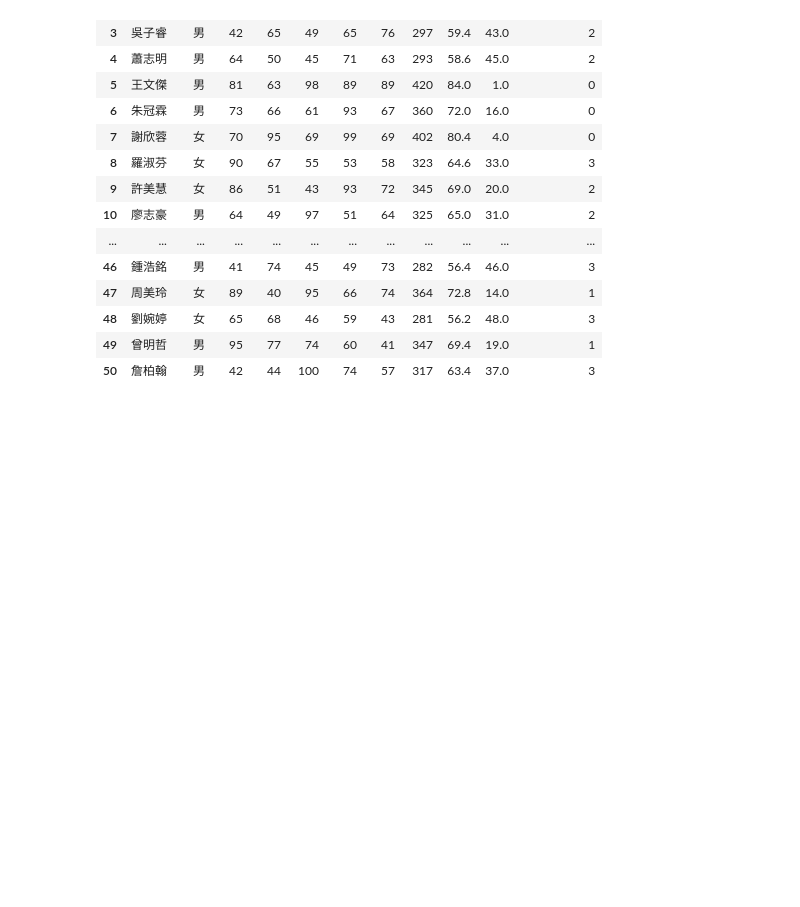
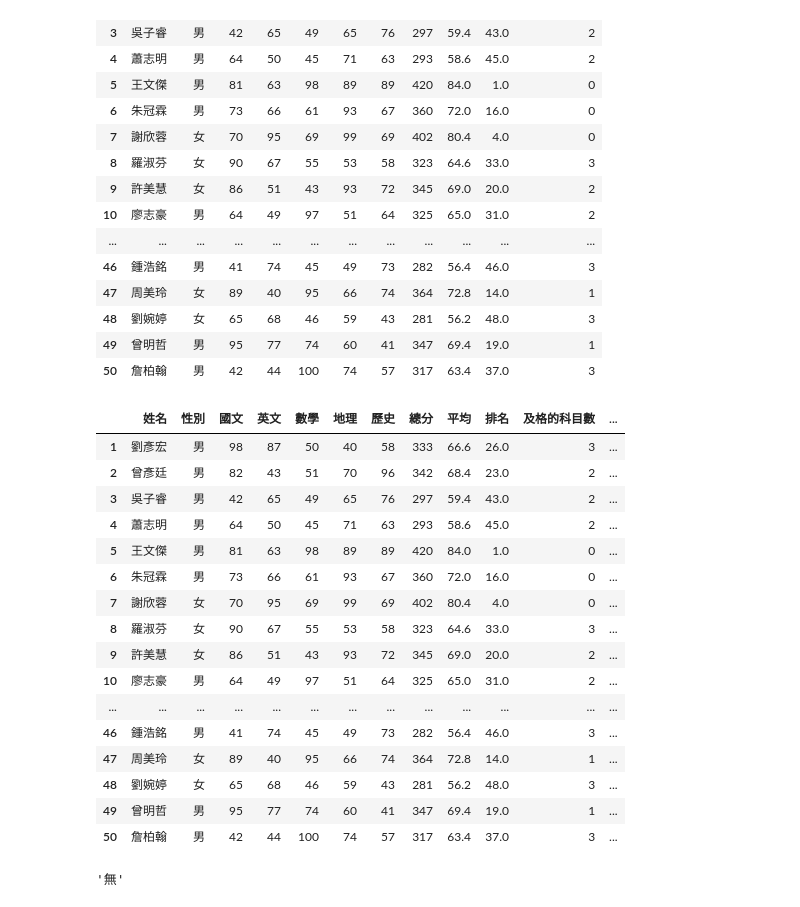
Before and after one commit to roberthsu2003/__2026_05_09_chihlee_python__, a Jupyter notebook: 07_18/practice1.ipynb, the cells around one changed output. Saved outputs shown, nothing was run; the diff lists cells and outputs as text; code cells hidden in the pictures; blank space fills up the shorter version.

```diff
--- a/07_18/practice1.ipynb
+++ b/07_18/practice1.ipynb
@@ -87,3 +87,36 @@ scores_df
 | 48 | 劉婉婷 | 女 | 65 | 68 | 46 | 59 | 43 | 281 | 56.2 | 48.0 | 3 |
 | 49 | 曾明哲 | 男 | 95 | 77 | 74 | 60 | 41 | 347 | 69.4 | 19.0 | 1 |
 | 50 | 詹柏翰 | 男 | 42 | 44 | 100 | 74 | 57 | 317 | 63.4 | 37.0 | 3 |
+# %%
+def get_failing_subjects(row):
+    subjects = ['國文', '英文', '數學', '地理', '歷史']
+    failing = [subj for subj in subjects if row[subj] < 60]
+    return ','.join(failing) if failing else "無"
+
+
+scores_df["不及格的科目名稱"] = scores_df[['國文', '英文', '數學', '地理', '歷史']].apply(get_failing_subjects,axis=1)
+scores_df
+# %% [output]
+|  | 姓名 | 性別 | 國文 | 英文 | 數學 | 地理 | 歷史 | 總分 | 平均 | 排名 | 及格的科目數 | ... |
+| 1 | 劉彥宏 | 男 | 98 | 87 | 50 | 40 | 58 | 333 | 66.6 | 26.0 | 3 | ... |
+| 2 | 曾彥廷 | 男 | 82 | 43 | 51 | 70 | 96 | 342 | 68.4 | 23.0 | 2 | ... |
+| 3 | 吳子睿 | 男 | 42 | 65 | 49 | 65 | 76 | 297 | 59.4 | 43.0 | 2 | ... |
+| 4 | 蕭志明 | 男 | 64 | 50 | 45 | 71 | 63 | 293 | 58.6 | 45.0 | 2 | ... |
+| 5 | 王文傑 | 男 | 81 | 63 | 98 | 89 | 89 | 420 | 84.0 | 1.0 | 0 | ... |
+| 6 | 朱冠霖 | 男 | 73 | 66 | 61 | 93 | 67 | 360 | 72.0 | 16.0 | 0 | ... |
+| 7 | 謝欣蓉 | 女 | 70 | 95 | 69 | 99 | 69 | 402 | 80.4 | 4.0 | 0 | ... |
+| 8 | 羅淑芬 | 女 | 90 | 67 | 55 | 53 | 58 | 323 | 64.6 | 33.0 | 3 | ... |
+| 9 | 許美慧 | 女 | 86 | 51 | 43 | 93 | 72 | 345 | 69.0 | 20.0 | 2 | ... |
+| 10 | 廖志豪 | 男 | 64 | 49 | 97 | 51 | 64 | 325 | 65.0 | 31.0 | 2 | ... |
+| ... | ... | ... | ... | ... | ... | ... | ... | ... | ... | ... | ... | ... |
+| 46 | 鍾浩銘 | 男 | 41 | 74 | 45 | 49 | 73 | 282 | 56.4 | 46.0 | 3 | ... |
+| 47 | 周美玲 | 女 | 89 | 40 | 95 | 66 | 74 | 364 | 72.8 | 14.0 | 1 | ... |
+| 48 | 劉婉婷 | 女 | 65 | 68 | 46 | 59 | 43 | 281 | 56.2 | 48.0 | 3 | ... |
+| 49 | 曾明哲 | 男 | 95 | 77 | 74 | 60 | 41 | 347 | 69.4 | 19.0 | 1 | ... |
+| 50 | 詹柏翰 | 男 | 42 | 44 | 100 | 74 | 57 | 317 | 63.4 | 37.0 | 3 | ... |
+# %%
+[subj for subj in [30, 40, 50] if subj <= 40] #list綜合表達式
+fallings = []
+','.join(fallings) if fallings else "無"
+# %% [output]
+'無'
```
